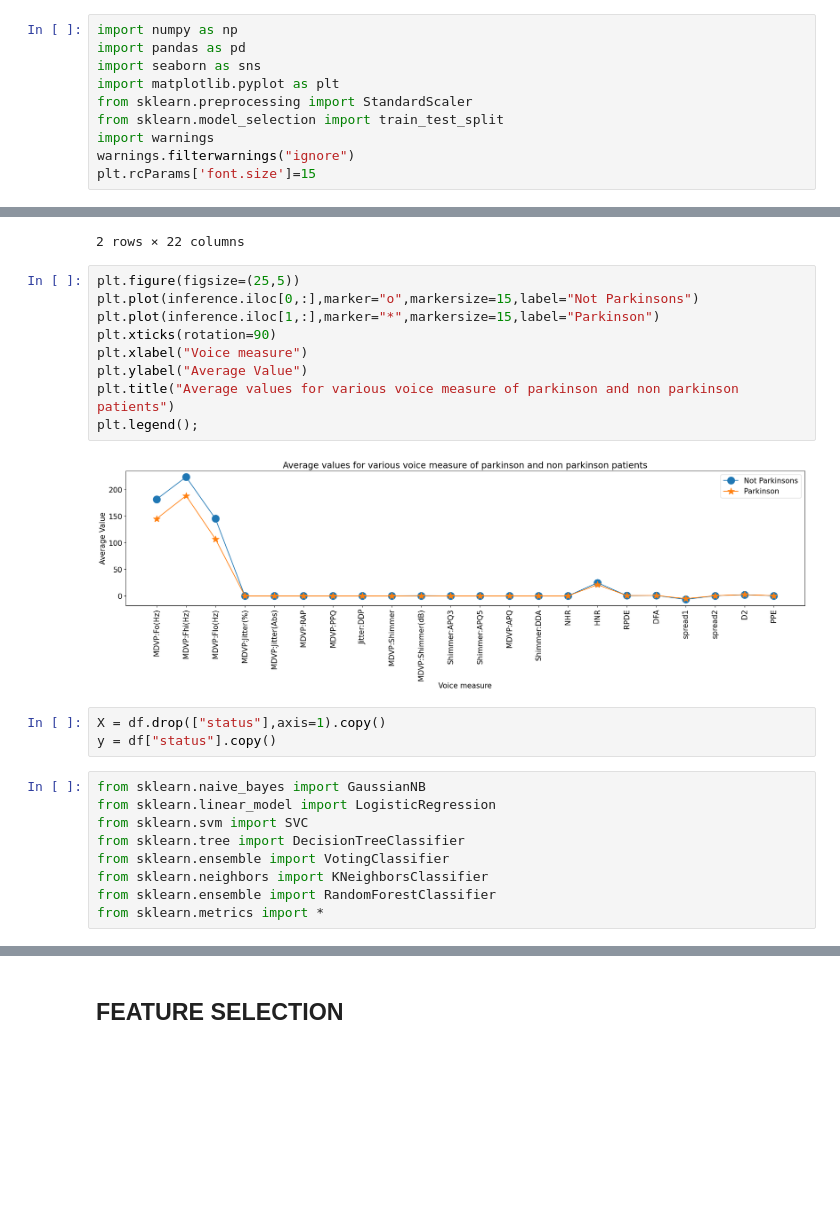
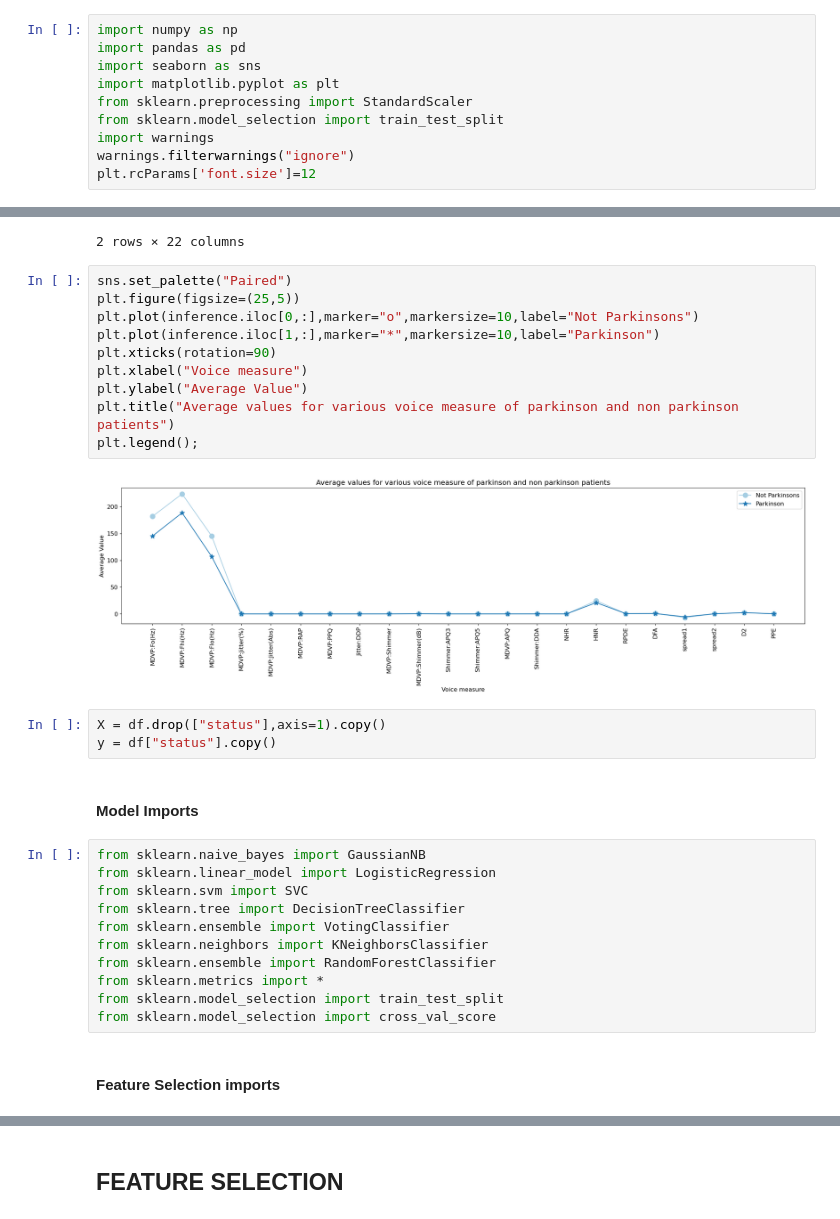
Before and after one commit to rlreshika/Parkinson-Disease-Prediction-using-Support-Vector-Classifier, a Jupyter notebook: main.ipynb, the cells around one changed output, grey strips where cells are left out. Cells and saved outputs as stored; diff of their text form; blank space fills up the shorter version.

```diff
--- a/main.ipynb
+++ b/main.ipynb
@@ -7,4 +7,4 @@ from sklearn.preprocessing import StandardScaler
 from sklearn.model_selection import train_test_split
 import warnings
 warnings.filterwarnings("ignore")
-plt.rcParams['font.size']=15
+plt.rcParams['font.size']=12
@@ -143,19 +147,22 @@ inference
 | 1 | 145.180762 | 188.441463 | 106.893558 | 0.006989 | 0.000051 | 0.003757 | 0.003900 | ... |
 2 rows × 22 columns
 # %%
+sns.set_palette("Paired")
 plt.figure(figsize=(25,5))
-plt.plot(inference.iloc[0,:],marker="o",markersize=15,label="Not Parkinsons")
-plt.plot(inference.iloc[1,:],marker="*",markersize=15,label="Parkinson")
+plt.plot(inference.iloc[0,:],marker="o",markersize=10,label="Not Parkinsons")
+plt.plot(inference.iloc[1,:],marker="*",markersize=10,label="Parkinson")
 plt.xticks(rotation=90)
 plt.xlabel("Voice measure")
 plt.ylabel("Average Value")
 plt.title("Average values for various voice measure of parkinson and non parkinson patients")
 plt.legend();
 # %% [output]
-[figure, old version]
+[figure, new version]
 # %%
 X = df.drop(["status"],axis=1).copy()
 y = df["status"].copy()
+# %% [markdown]
+#### Model Imports
 # %%
 from sklearn.naive_bayes import GaussianNB
 from sklearn.linear_model import LogisticRegression
@@ -165,3 +172,7 @@ from sklearn.ensemble import VotingClassifier
 from sklearn.neighbors import KNeighborsClassifier
 from sklearn.ensemble import RandomForestClassifier
 from sklearn.metrics import *
+from sklearn.model_selection import train_test_split
+from sklearn.model_selection import cross_val_score
+# %% [markdown]
+#### Feature Selection imports
```
Also changed, not shown: parts of 52 cells of this notebook.
